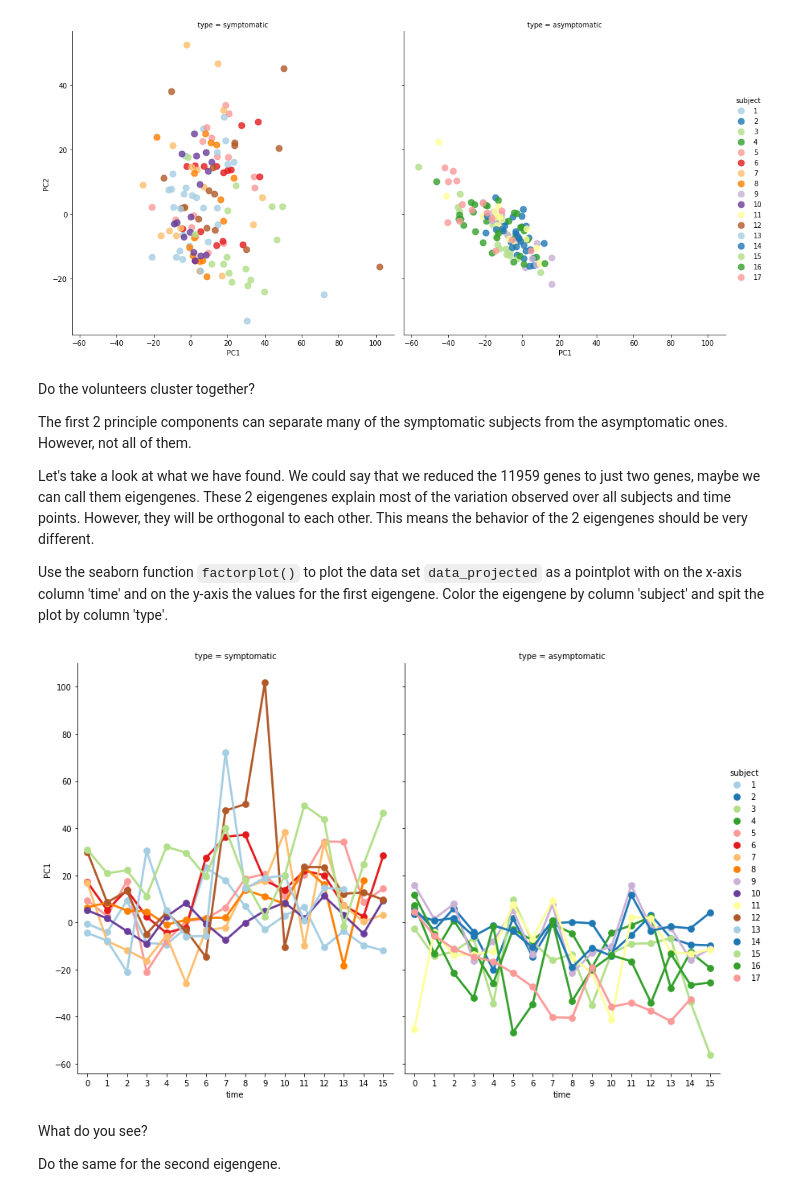
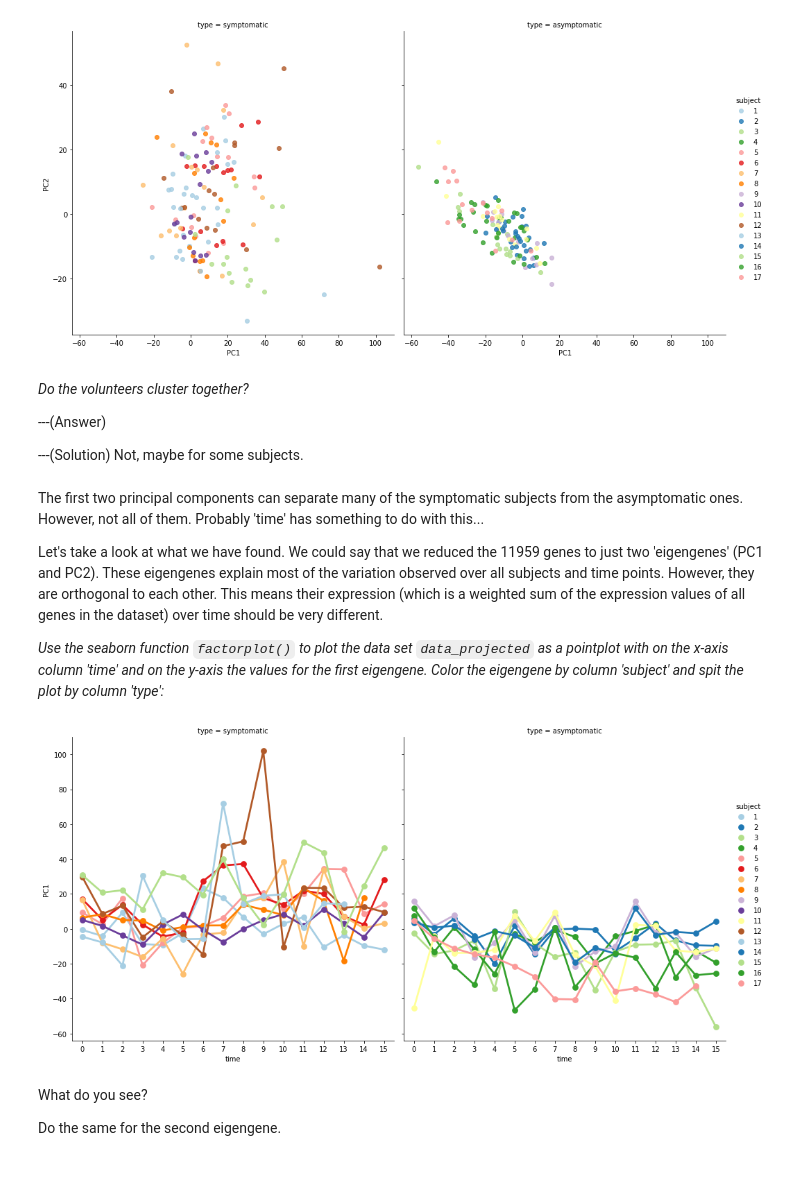
Before and after one commit to mtthsmoore/PRACTUNFINISHED_class_K-means, a Jupyter notebook: practicum/5._Dimensionality_reduction/5._Dimensionality_reduction_solutions.ipynb, the cells around one changed output. Saved outputs shown, nothing was run; the diff lists cells and outputs as text; code cells hidden in the pictures.

```diff
--- a/practicum/5._Dimensionality_reduction/5._Dimensionality_reduction_solutions.ipynb
+++ b/practicum/5._Dimensionality_reduction/5._Dimensionality_reduction_solutions.ipynb
@@ -134,22 +143,25 @@ Color the microarray measurements by 'subject'.
 # %%
-data_projected['subject'] = subjects
-sns.lmplot(x="PC1",y="PC2",data=data_projected, col='type', hue='subject', fit_reg=False, size=7, scatter_kws={"s": 80}, palette="Paired")
+sns.lmplot(x="PC1",y="PC2",data=data_projected, col='type', hue='subject', fit_reg=False, size=7, palette="Paired")
 plt.show()
 # %% [output]
 [figure]
+# %% [markdown]
+*Do the volunteers cluster together?*
+
+---(Answer)
+
+---(Solution) Not, maybe for some subjects.
 # %% [markdown]
-Do the volunteers cluster together?
+The first two principal components can separate many of the symptomatic subjects from the asymptomatic ones. However, not all of them. Probably 'time' has something to do with this...
 
-The first 2 principle components can separate many of the symptomatic subjects from the asymptomatic ones. However, not all of them.
+Let's take a look at what we have found. We could say that we reduced the 11959 genes to just two 'eigengenes' (PC1 and PC2). These  eigengenes explain most of the variation observed over all subjects and time points. However, they are orthogonal to each other. This means their expression (which is a weighted sum of the expression values of all genes in the dataset) over time should be very different.
 
-Let's take a look at what we have found. We could say that we reduced the 11959 genes to just two genes, maybe we can call them eigengenes. These 2 eigengenes explain most of the variation observed over all subjects and time points. However, they will be orthogonal to each other. This means the behavior of the 2 eigengenes should be very different.
-
-Use the seaborn function `factorplot()` to plot the data set `data_projected` as a pointplot with on the x-axis column 'time' and on the y-axis the values for the first eigengene. Color the eigengene by column 'subject' and spit the plot by column 'type'.
+*Use the seaborn function `factorplot()` to plot the data set `data_projected` as a pointplot with on the x-axis column 'time' and on the y-axis the values for the first eigengene. Color the eigengene by column 'subject' and spit the plot by column 'type':*
 # %%
-sns.factorplot(kind="point",x='time',y='PC1',data=data_projected,col='type',hue="subject",size=8,aspect=.75,palette="Paired")
+sns.factorplot(kind="point",x='time',y='PC1',data=data_projected,col='type',hue="subject",size=7,palette="Paired")
 plt.show()
 # %% [output]
-[figure, old version]
+[figure, new version]
 # %% [markdown]
 What do you see?
 
```
Also changed, not shown: parts of 18 cells of this notebook.
